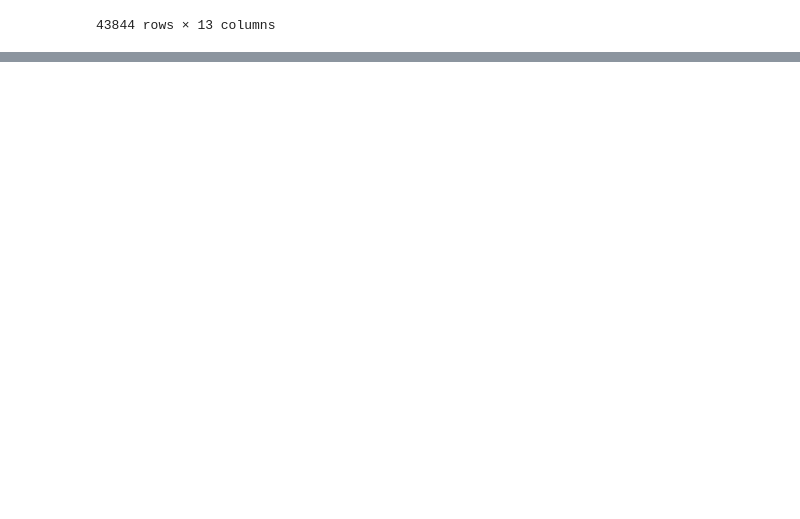
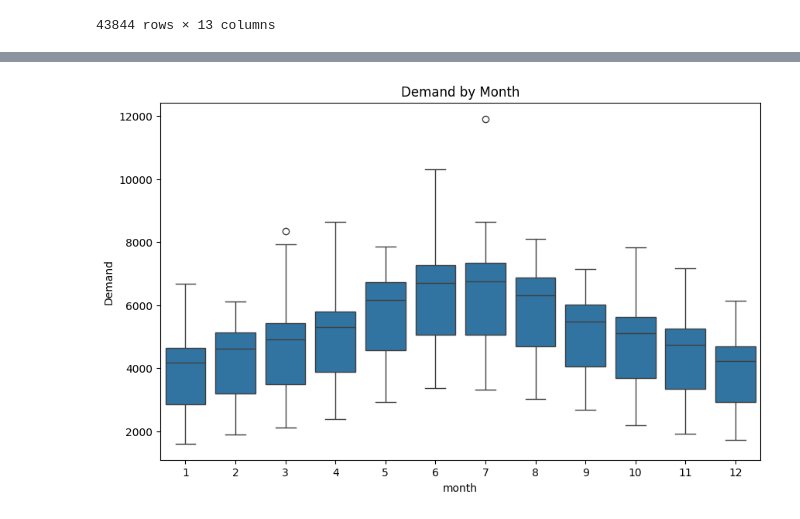
Before and after one commit to abdurrahman16/Electricity-Demand-Forecasting_Model-XGboost-, a Jupyter notebook: Electricity_Demand_Forecasting_Model(XGboost).ipynb, the cells around one changed output, grey strips where cells are left out. Cells and saved outputs as stored; diff of their text form; code cells hidden in the pictures; blank space fills up the shorter version.

```diff
--- a/Electricity_Demand_Forecasting_Model(XGboost).ipynb
+++ b/Electricity_Demand_Forecasting_Model(XGboost).ipynb
@@ -224,0 +253,6 @@ data['demand_rolling_std_24hr']= data['Demand'].rolling(window=24).std()
+# %%
+plt.figure(figsize=(10,6))
+sns.boxplot(data= data, x='month', y='Demand')
+plt.title('Demand by Month');
+# %% [output]
+[figure, added]
```
Also changed, not shown: parts of 16 cells of this notebook.
